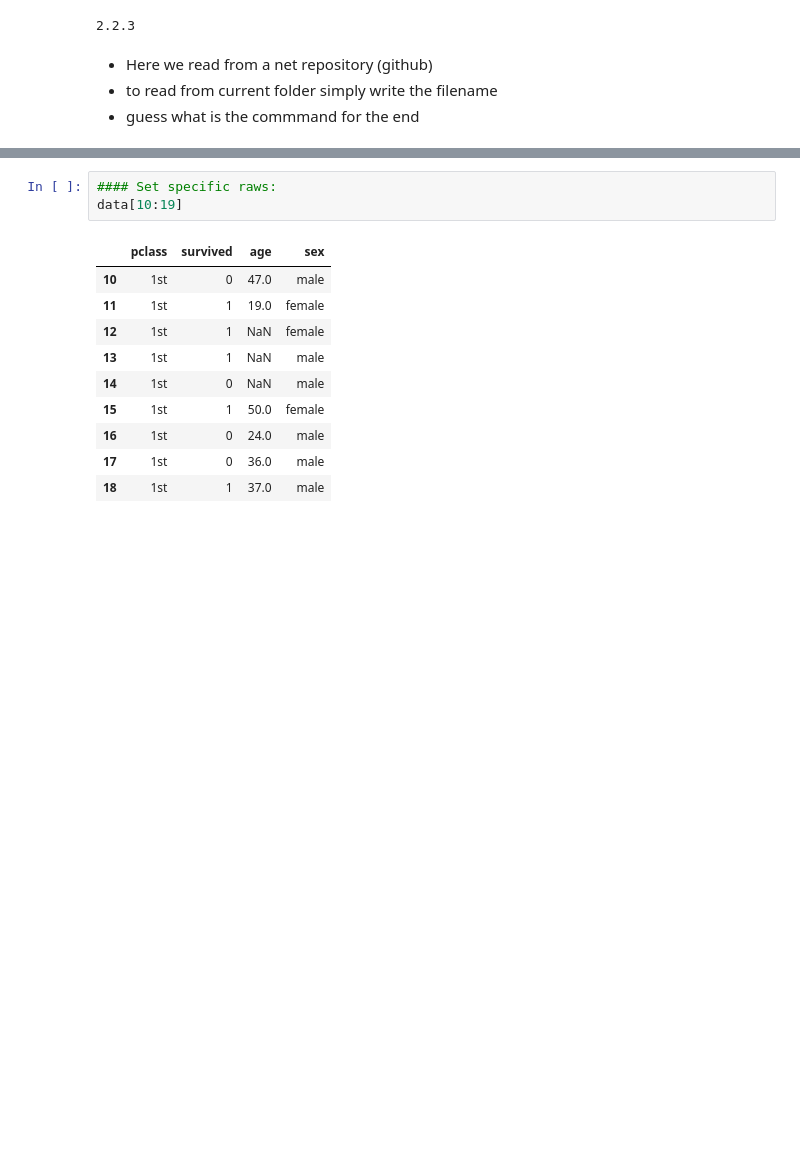
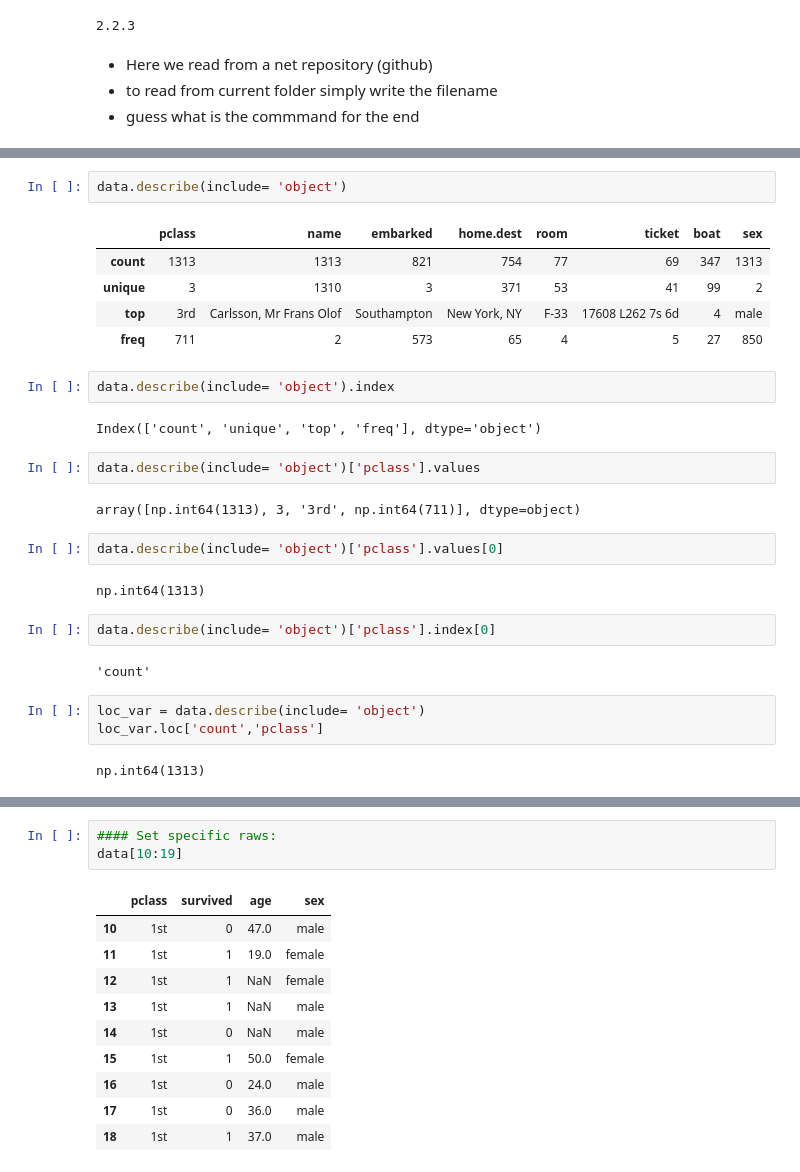
Before and after one commit to Razelbaz1/data-analysis-tutorials, a Jupyter notebook: Code/Ex2/tirgul2_lect.ipynb, the cells around one changed output, grey strips where cells are left out. Cells and saved outputs as stored; diff of their text form; blank space fills up the shorter version.

```diff
--- a/Code/Ex2/tirgul2_lect.ipynb
+++ b/Code/Ex2/tirgul2_lect.ipynb
@@ -101,0 +143,29 @@ data.tail(10) # set 2 last records
+# %%
+data.describe(include= 'object')
+# %% [output]
+|  | pclass | name | embarked | home.dest | room | ticket | boat | sex |
+| count | 1313 | 1313 | 821 | 754 | 77 | 69 | 347 | 1313 |
+| unique | 3 | 1310 | 3 | 371 | 53 | 41 | 99 | 2 |
+| top | 3rd | Carlsson, Mr Frans Olof | Southampton | New York, NY | F-33 | 17608 L262 7s 6d | 4 | male |
+| freq | 711 | 2 | 573 | 65 | 4 | 5 | 27 | 850 |
+# %%
+data.describe(include= 'object').index
+# %% [output]
+Index(['count', 'unique', 'top', 'freq'], dtype='object')
+# %%
+data.describe(include= 'object')['pclass'].values
+# %% [output]
+array([np.int64(1313), 3, '3rd', np.int64(711)], dtype=object)
+# %%
+data.describe(include= 'object')['pclass'].values[0]
+# %% [output]
+np.int64(1313)
+# %%
+data.describe(include= 'object')['pclass'].index[0]
+# %% [output]
+'count'
+# %%
+loc_var = data.describe(include= 'object')
+loc_var.loc['count','pclass']
+# %% [output]
+np.int64(1313)
```
Also changed, not shown: parts of 56 cells of this notebook.
